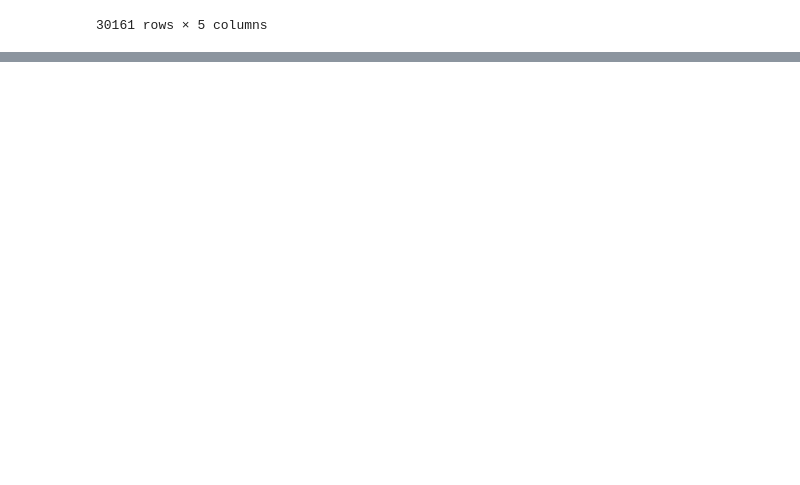
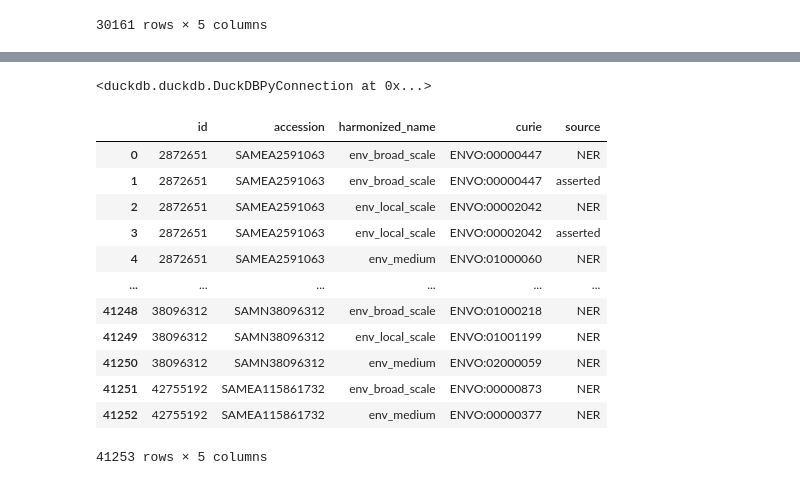
Before and after one commit to microbiomedata/external-metadata-awareness, a Jupyter notebook: notebooks/studies_exploration/simons_wishlist/simons_wishlist_env_triads.ipynb, the cells around one changed output, grey strips where cells are left out. Cells and saved outputs as stored; diff of their text form; code cells hidden in the pictures; blank space fills up the shorter version.

```diff
--- a/notebooks/studies_exploration/simons_wishlist/simons_wishlist_env_triads.ipynb
+++ b/notebooks/studies_exploration/simons_wishlist/simons_wishlist_env_triads.ipynb
@@ -15,5 +17,7 @@ BIOSAMPLES_BIOPROJECTS_COLLECTION = "sra_biosamples_bioprojects"
 # %%
 # "Potential_import_SRA_Jan2024"
 SHEET_ID = "1432d4WGdO5aSU2SvHBSvlqWmJ1NiEOTJ4UGQq1zR_ho"
+# %%
+NCBI_BIOSAMPLES_DUCKDB_FILE = "../../../local/ncbi_biosamples.duckdb"
 # %%
 CSV_URL = f"https://docs.google.com/spreadsheets/d/{SHEET_ID}/gviz/tq?tqx=out:csv"
@@ -209,0 +222,2 @@ df.to_csv("simons_wishlist_env_triads.tsv", index=False, sep="\t")
+# %%
+duck_conn = duckdb.connect(NCBI_BIOSAMPLES_DUCKDB_FILE)
@@ -209,0 +227,5 @@ df.to_csv("simons_wishlist_env_triads.tsv", index=False, sep="\t")
+# %%
+# Register the DataFrame as a temporary DuckDB table (in-memory, no writes to disk)
+duck_conn.register("accession_filter", accession_df)
+# %% [output]
+<duckdb.duckdb.DuckDBPyConnection at 0x...>
@@ -209,0 +292,19 @@ df.to_csv("simons_wishlist_env_triads.tsv", index=False, sep="\t")
+# %%
+# Execute query and fetch results
+id_harmonized_name_best_curies = duck_conn.execute(query).fetchdf()
+# %%
+id_harmonized_name_best_curies
+# %% [output]
+|  | id | accession | harmonized_name | curie | source |
+| 0 | 2872651 | SAMEA2591063 | env_broad_scale | ENVO:00000447 | NER |
+| 1 | 2872651 | SAMEA2591063 | env_broad_scale | ENVO:00000447 | asserted |
+| 2 | 2872651 | SAMEA2591063 | env_local_scale | ENVO:00002042 | NER |
+| 3 | 2872651 | SAMEA2591063 | env_local_scale | ENVO:00002042 | asserted |
+| 4 | 2872651 | SAMEA2591063 | env_medium | ENVO:01000060 | NER |
+| ... | ... | ... | ... | ... | ... |
+| 41248 | 38096312 | SAMN38096312 | env_broad_scale | ENVO:01000218 | NER |
+| 41249 | 38096312 | SAMN38096312 | env_local_scale | ENVO:01001199 | NER |
+| 41250 | 38096312 | SAMN38096312 | env_medium | ENVO:02000059 | NER |
+| 41251 | 42755192 | SAMEA115861732 | env_broad_scale | ENVO:00000873 | NER |
+| 41252 | 42755192 | SAMEA115861732 | env_medium | ENVO:00000377 | NER |
+41253 rows × 5 columns
```
Also changed, not shown: parts of 25 cells of this notebook, 1 other file.
